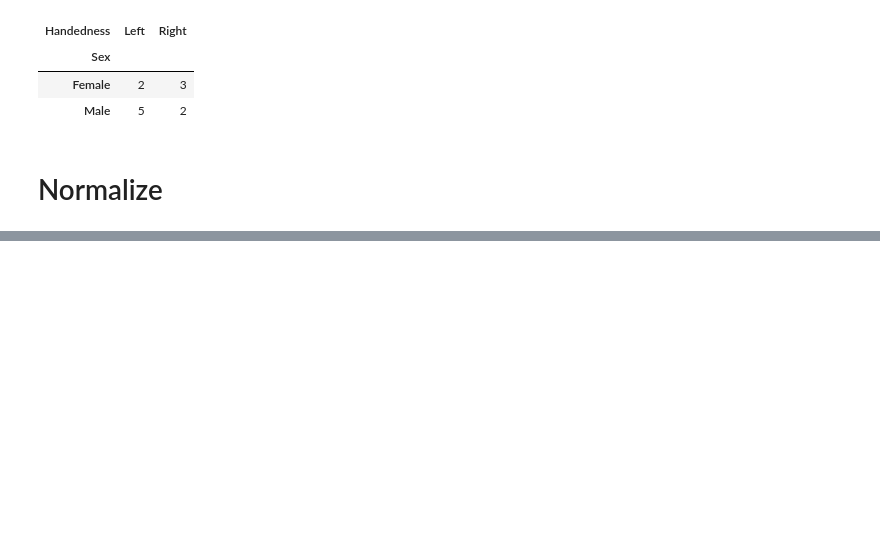
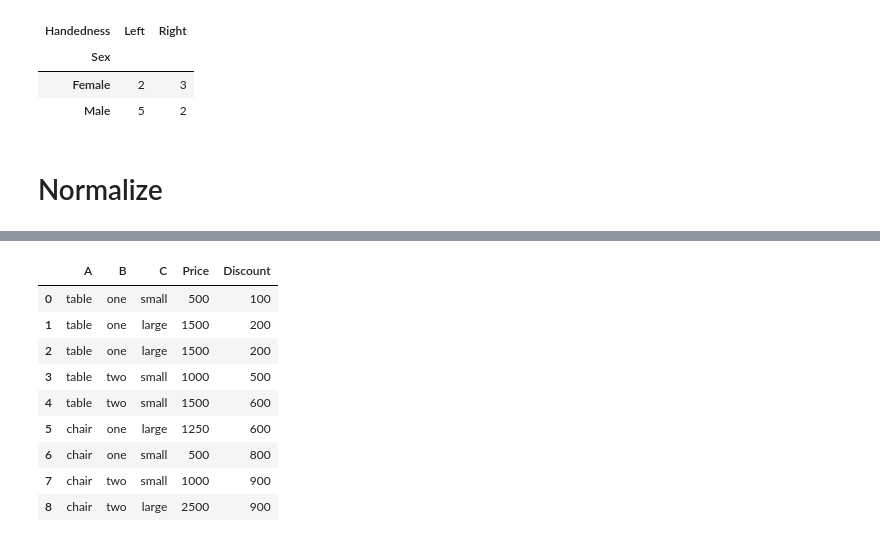
Before and after one commit to LANSPRESADO123/Artificial-Intelligence, a Jupyter notebook: Python/pandas(apply).ipynb, the cells around one changed output, grey strips where cells are left out. Drawn from its saved outputs; the diff is of its cells as text; code cells hidden in the pictures; blank space fills up the shorter version.

```diff
--- a/Python/pandas(apply).ipynb
+++ b/Python/pandas(apply).ipynb
@@ -151,0 +220,22 @@ pd.crosstab(df.Sex,df.Handedness)
+# %%
+df = pd.DataFrame({"A": ["table", "table", "table", "table", "table",
+                         "chair", "chair", "chair", "chair"],
+                   "B": ["one", "one", "one", "two", "two",
+                         "one", "one", "two", "two"],
+                   "C": ["small", "large", "large", "small",
+                         "small", "large", "small", "small",
+                         "large"],
+                   "Price": [500, 1500, 1500, 1000, 1500, 1250, 500, 1000, 2500],
+                   "Discount": [100, 200, 200, 500, 600, 600, 800, 900, 900]})
+df
+# %% [output]
+|  | A | B | C | Price | Discount |
+| 0 | table | one | small | 500 | 100 |
+| 1 | table | one | large | 1500 | 200 |
+| 2 | table | one | large | 1500 | 200 |
+| 3 | table | two | small | 1000 | 500 |
+| 4 | table | two | small | 1500 | 600 |
+| 5 | chair | one | large | 1250 | 600 |
+| 6 | chair | one | small | 500 | 800 |
+| 7 | chair | two | small | 1000 | 900 |
+| 8 | chair | two | large | 2500 | 900 |
```
Also changed, not shown: parts of 61 cells of this notebook, 32 other files.
